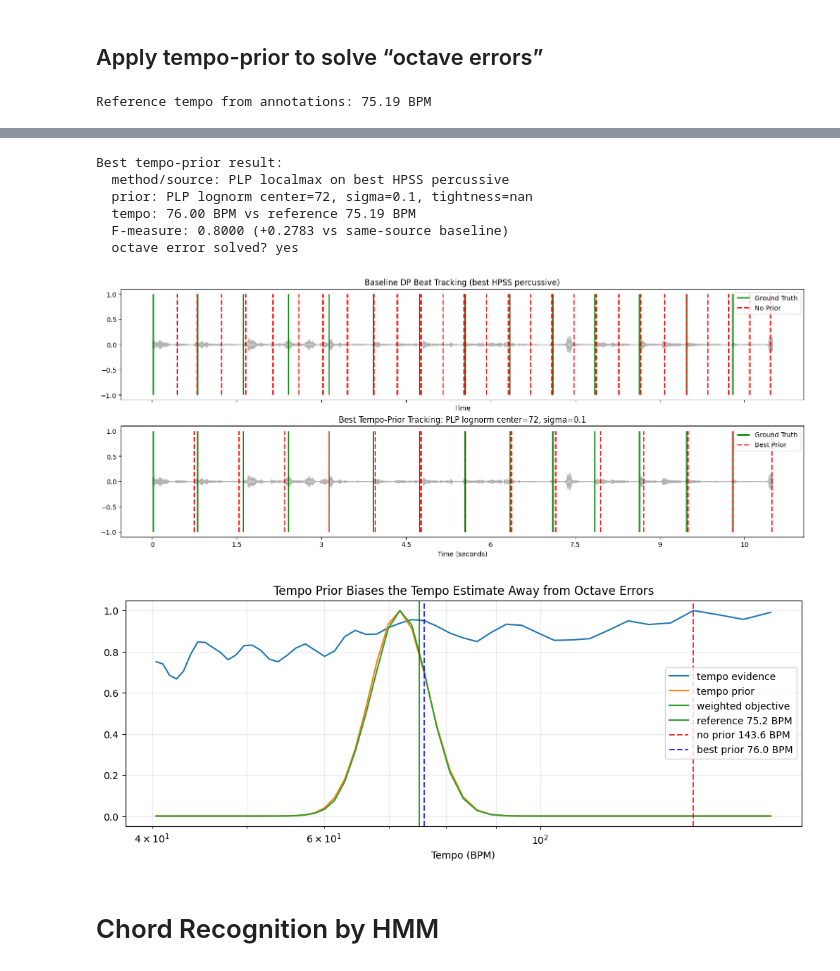
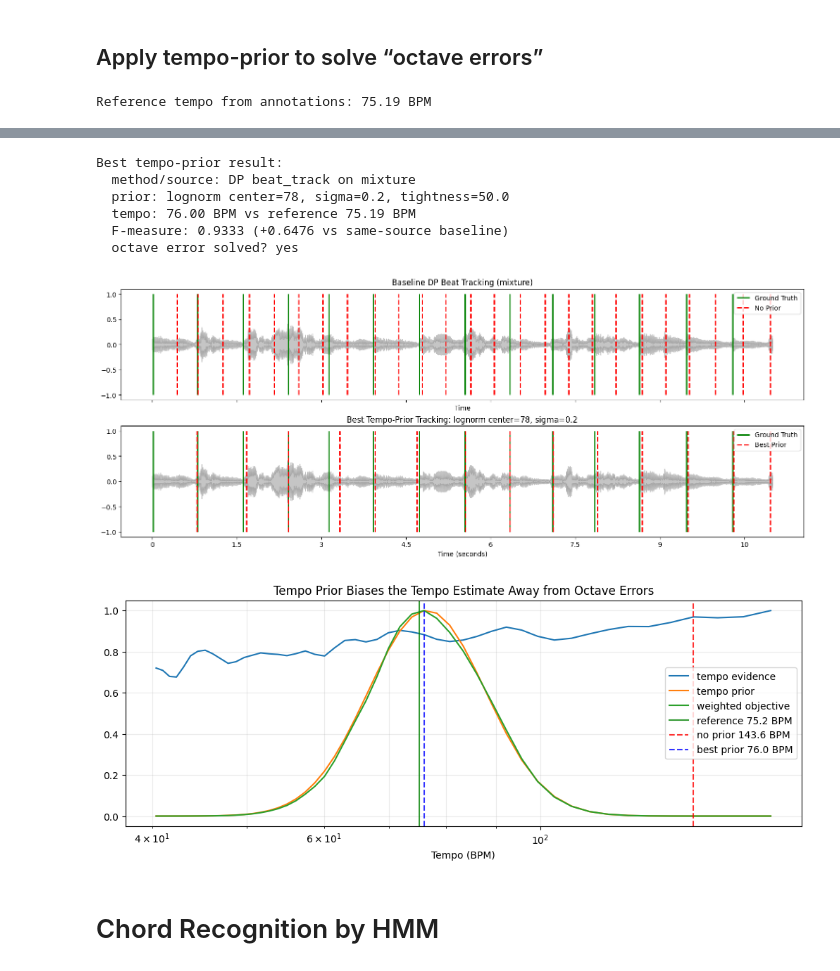
Before and after one commit to minigb/gct731-2026-minhee, a Jupyter notebook: hw2/GCT731_HW2.ipynb, the cells around one changed output, grey strips where cells are left out. Saved outputs shown, nothing was run; the diff lists cells and outputs as text; code cells hidden in the pictures.

```diff
--- a/hw2/GCT731_HW2.ipynb
+++ b/hw2/GCT731_HW2.ipynb
@@ -512,10 +512,16 @@ gt_beats_prior = gt_beat_label[(gt_beat_label >= start_sec) & (gt_beat_label <=
 ref_iois = np.diff(gt_beats_prior)
 ref_tempo = 60.0 / np.median(ref_iois)
 
-# Compare the mixture against the best HPSS percussive signal if the HPSS cells were run.
+# Compare the mixture, HPSS percussive signal, and a mixture+percussive blend if the HPSS cells were run.
 audio_sources = {'mixture': y_verse_prior}
 if 'y_p_best' in globals():
     audio_sources['best HPSS percussive'] = y_p_best
+    # This is for further improvement analysis (TODO 5)
+    percussion_rms = np.sqrt(np.mean(y_p_best ** 2)) + 1e-8
+    mixture_rms = np.sqrt(np.mean(y_verse_prior ** 2)) + 1e-8
+    y_p_boosted = y_p_best * (mixture_rms / percussion_rms)
+    y_mix_plus_perc = librosa.util.normalize(y_verse_prior + y_p_boosted)
+    audio_sources['mixture + HPSS percussive'] = y_mix_plus_perc
 
 
 def make_lognorm_prior(center_bpm, sigma_octaves):
@@ -628,8 +634,8 @@ prior_df['octave_error'] = np.minimum(
 prior_df['F improvement'] = prior_df.groupby('source')['F-measure'].transform(lambda s: s - s.iloc[0])
 
 prior_summary = prior_df.drop(columns=['beat_times']).sort_values(
-    ['BPM difference', 'F-measure', 'CMLc'],
-    ascending=[True, False, False],
+    ['F-measure', 'CMLc', 'BPM difference', ],
+    ascending=[False, False, True, ],
 )
 
 print(f'Reference tempo from annotations: {ref_tempo:.2f} BPM')
@@ -649,8 +655,8 @@ display(prior_summary.head(20).style.format({
 }))
 
 best_prior = prior_df.sort_values(
-    ['BPM difference', 'F-measure', 'CMLc'],
-    ascending=[True, False, False],
+    ['F-measure', 'CMLc', 'BPM difference', ],
+    ascending=[False, False, True, ],
 ).iloc[0]
 source_baseline = prior_df[(prior_df['source'] == best_prior['source']) & (prior_df['prior'] == 'none')].iloc[0]
 
@@ -723,11 +729,11 @@ Reference tempo from annotations: 75.19 BPM
 Best tempo-prior result:
-  method/source: PLP localmax on best HPSS percussive
-  prior: PLP lognorm center=72, sigma=0.1, tightness=nan
+  method/source: DP beat_track on mixture
+  prior: lognorm center=78, sigma=0.2, tightness=50.0
   tempo: 76.00 BPM vs reference 75.19 BPM
-  F-measure: 0.8000 (+0.2783 vs same-source baseline)
+  F-measure: 0.9333 (+0.6476 vs same-source baseline)
   octave error solved? yes
-[figure, old version]
+[figure, new version]
-[figure, old version]
+[figure, new version]
 # %% [markdown]
 # Chord Recognition by HMM
 # %% [markdown]
```
Also changed, not shown: parts of 4 cells of this notebook.
